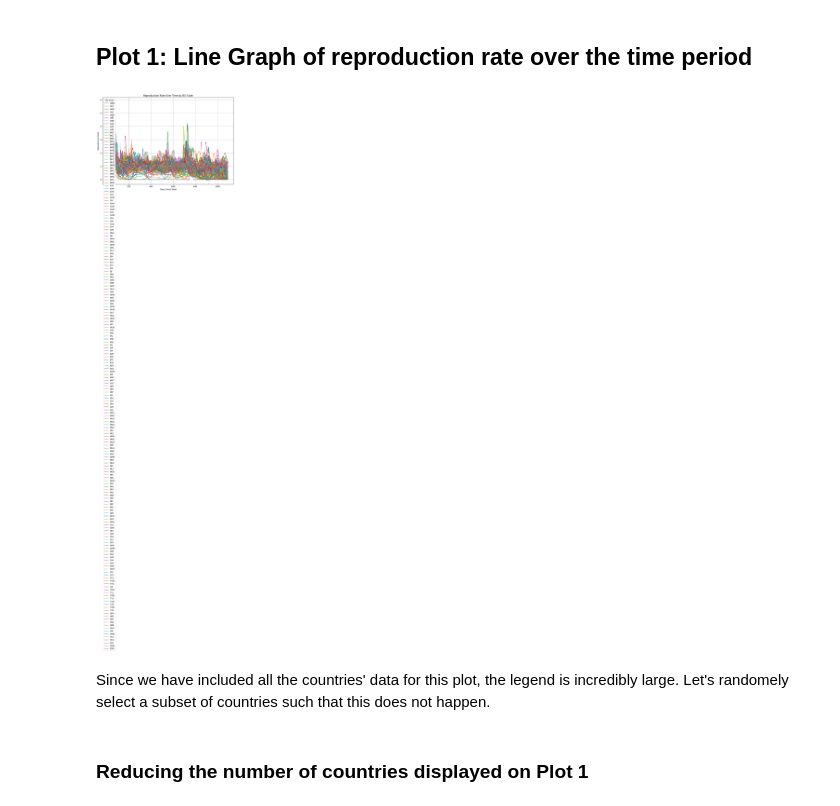
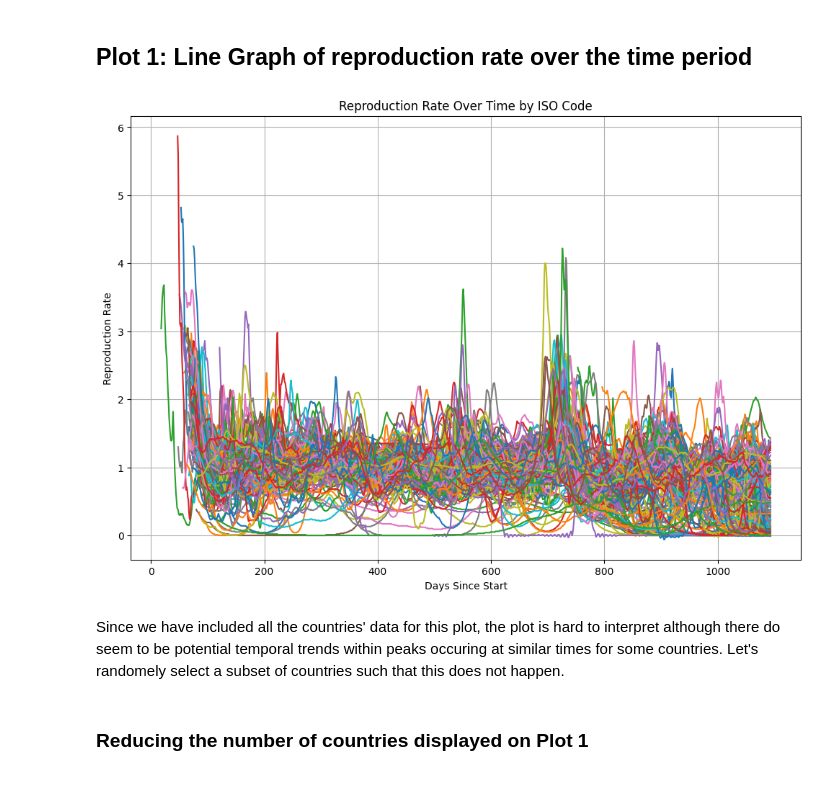
Before and after one commit to markmilner21/Assessment-1-Supervised-Prediction, a Jupyter notebook: Report/02-Data.ipynb, the cells around one changed output. Saved outputs shown, nothing was run; the diff lists cells and outputs as text; code cells hidden in the pictures.

```diff
--- a/Report/02-Data.ipynb
+++ b/Report/02-Data.ipynb
@@ -326,27 +326,27 @@ In this section, we will explore our newly augmented dataset through exploratory
 # %%
 
 plt.figure(figsize=(12, 8))
 
 # Loop through each unique iso_code and plot for each one
 for iso in merged_df['iso_code'].unique():
     subset = merged_df[merged_df['iso_code'] == iso]
     plt.plot(subset['days_since'], subset['reproduction_rate'], label=iso)
 
 # Add title and labels
 plt.title('Reproduction Rate Over Time by ISO Code')
 plt.xlabel('Days Since Start')
 plt.ylabel('Reproduction Rate')
 
 # Show legend and grid
-plt.legend(title='ISO Code')
+# plt.legend(title='ISO Code')
 plt.grid(True)
 
 # Show the plot
 plt.show()
 # %% [output]
-[figure, old version]
+[figure, new version]
 # %% [markdown]
-Since we have included all the countries' data for this plot, the legend is incredibly large. Let's randomely select a subset of countries such that this does not happen.
+Since we have included all the countries' data for this plot, the plot is hard to interpret although there do seem to be potential temporal trends within peaks occuring at similar times for some countries. Let's randomely select a subset of countries such that this does not happen.
 # %% [markdown]
 ### Reducing the number of countries displayed on Plot 1
 # %%
```
Also changed, not shown: parts of 6 cells of this notebook, 3 other files.
